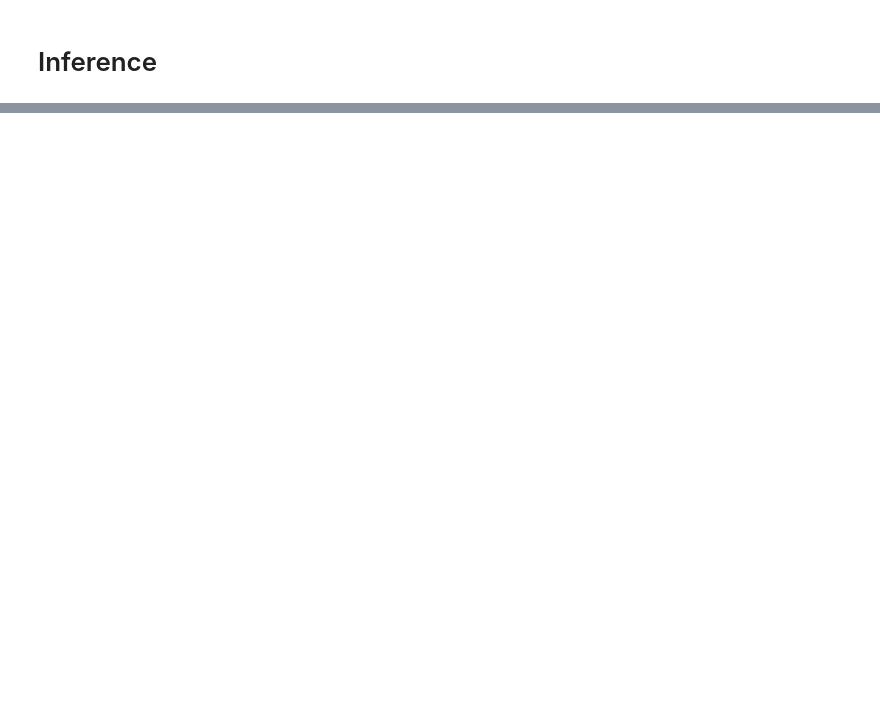
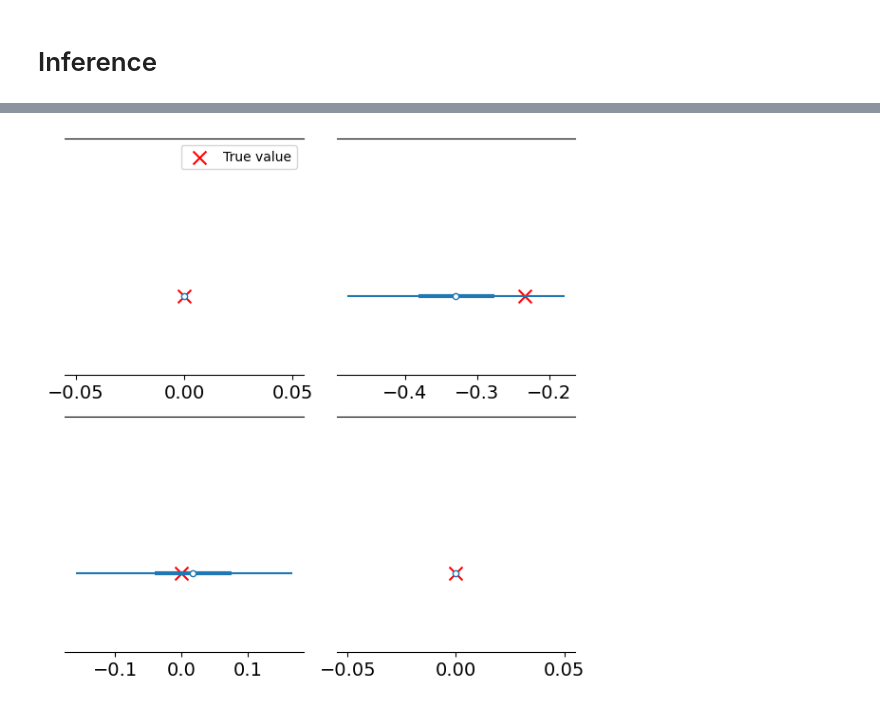
Before and after one commit to aleggs0/multipathogen-sero, a Jupyter notebook: notebooks/constant_foi_seroreversion.ipynb, the cells around one changed output, grey strips where cells are left out. Drawn from its saved outputs; the diff is of its cells as text; code cells hidden in the pictures; blank space fills up the shorter version.

```diff
--- a/notebooks/constant_foi_seroreversion.ipynb
+++ b/notebooks/constant_foi_seroreversion.ipynb
@@ -164,0 +274,25 @@ Any ESS < 400? False
+# %%
+fig, axes = plt.subplots(n_pathogens, n_pathogens, figsize=(3*n_pathogens, 3*n_pathogens), squeeze=False)
+
+for i in range(n_pathogens):
+    for j in range(n_pathogens):
+        ax = axes[i, j]
+        az.plot_forest(
+            idata,
+            var_names=["beta_matrix"],
+            coords={"beta_matrix_dim_0": [i], "beta_matrix_dim_1": [j]},
+            hdi_prob=0.95,
+            combined=True,
+            ax=ax,
+            show=False  # Prevents immediate display
+        )
+        ax.set_yticks([])
+        ax.set_title(f"")
+        ax.scatter(beta_mat[i, j], 0, marker='x', color='red', s=100, label='True value' if (i == 0 and j == 0) else "")
+        if i == 0 and j == 0:
+            ax.legend(loc='best')
+
+plt.tight_layout()
+plt.show()
+# %% [output]
+[figure, added]
```
Also changed, not shown: parts of 12 cells of this notebook, 5 other files.
